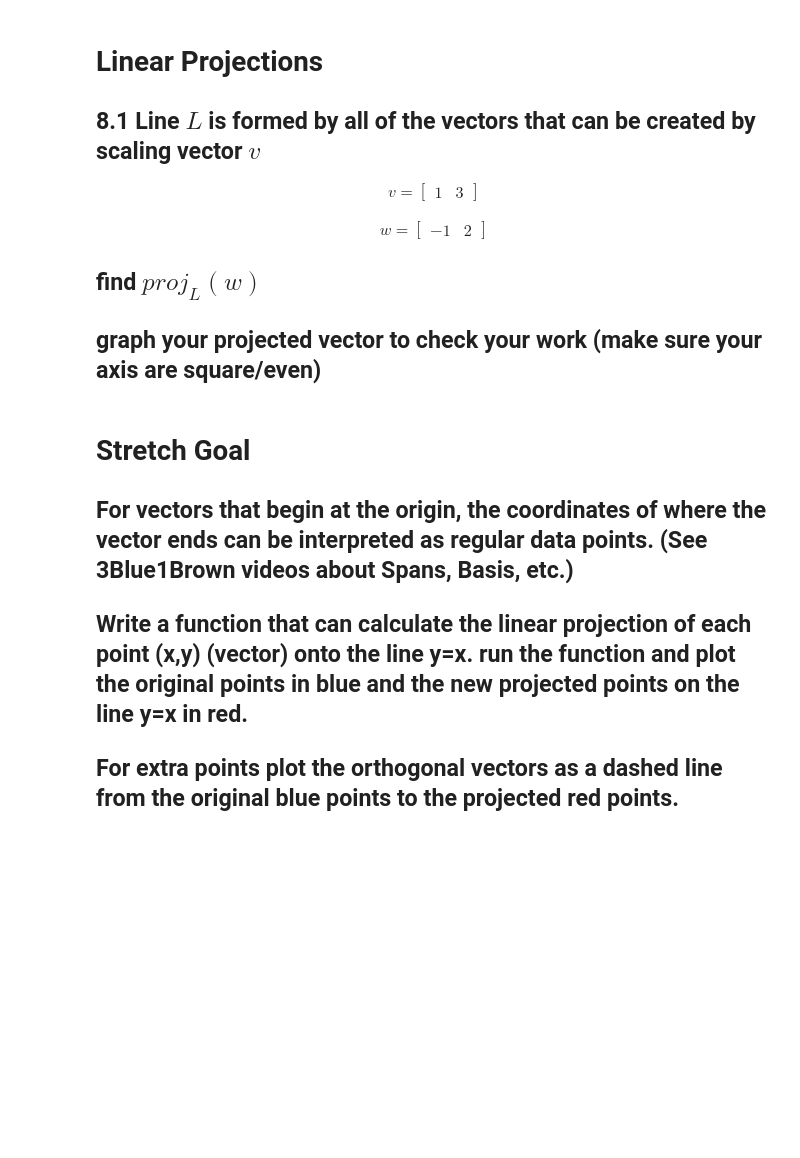
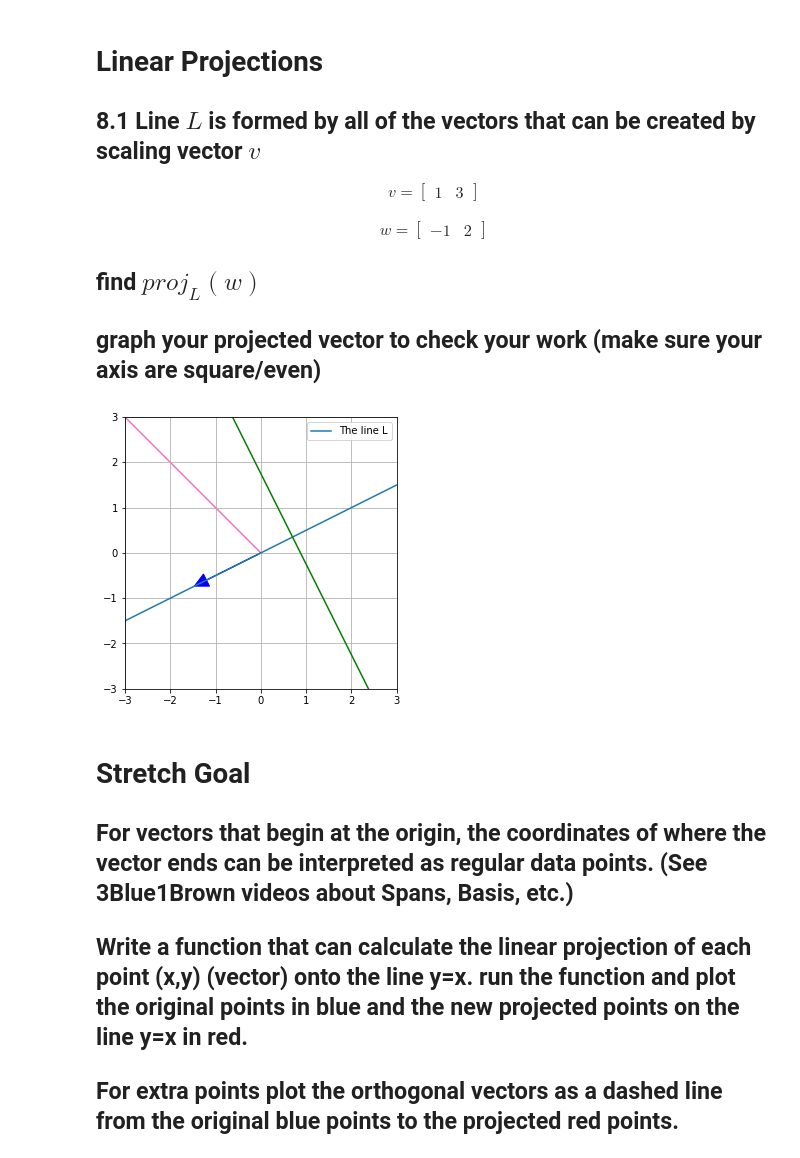
Before and after one commit to rawalk/DS-Unit-1-Sprint-3-Linear-Algebra, a Jupyter notebook: module2-intermediate-linear-algebra/LS_DS_132_Intermediate_Linear_Algebra_Assignment.ipynb, the cells around one changed output. Cells and saved outputs as stored; diff of their text form; code cells hidden in the pictures; blank space fills up the shorter version.

```diff
--- a/module2-intermediate-linear-algebra/LS_DS_132_Intermediate_Linear_Algebra_Assignment.ipynb
+++ b/module2-intermediate-linear-algebra/LS_DS_132_Intermediate_Linear_Algebra_Assignment.ipynb
@@ -454,6 +524,45 @@ w = \begin{bmatrix} -1 & 2 \end{bmatrix}
 ## find $proj_{L}(w)$
 
 ## graph your projected vector to check your work (make sure your axis are square/even)
+# %%
+# Hard coding the vector into a numpy array.
+v = np.array([2,1])
+w = np.array([-3,3])
+# %%
+# Take all of the logical dot product
+w_dot_v = np.dot(w,v)
+v_dot_v = np.dot(v,v)
+# %%
+# The projection:
+fraction = w_dot_v/v_dot_v
+projection = np.multiply(fraction,v)
+
+# the direction of "light", or the line orthogonal to L.
+dirr = projection - w
+# %%
+# code to generate some accepatable background
+fig, ax = plt.subplots(figsize=(6,5))
+ax.grid()
+plt.xlim(-3,3)
+plt.ylim(-3,3)
+axes = plt.gca()
+axes.set_aspect('equal')
+
+# Plot the vectors: calculating the slope of the line L, which is formed by the scaling of v.
+x_val = np.array(axes.get_xlim())
+y_val = v[1]/v[0] * x_val
+b_cept = dirr[1] / dirr[0] * x_val + 1.75
+
+# drawing out said line: using matplotlib -- this was not made clear during class.
+plt.plot(x_val, y_val, '-', label="The line L")
+plt.plot(x_val, b_cept, '-', color='green')
+plt.arrow(0, 0, w[0], w[1], head_width=.3, head_length=.3, color='hotpink')
+plt.arrow(0, 0, projection[0], projection[1], head_width=.3, head_length=.3,
+          color='blue')
+
+plt.legend();
+# %% [output]
+[figure, added]
 # %% [markdown]
 # Stretch Goal
 
```
Also changed, not shown: parts of 14 cells of this notebook.
